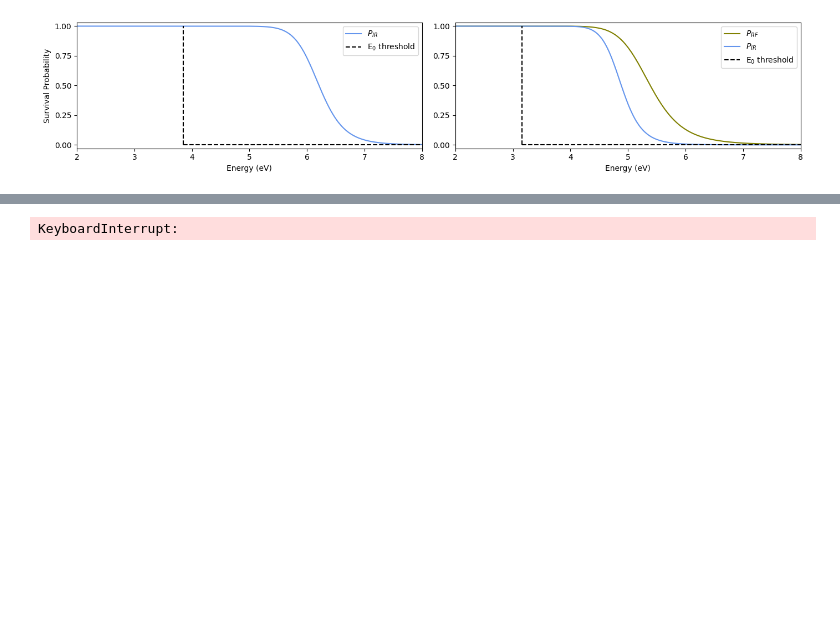
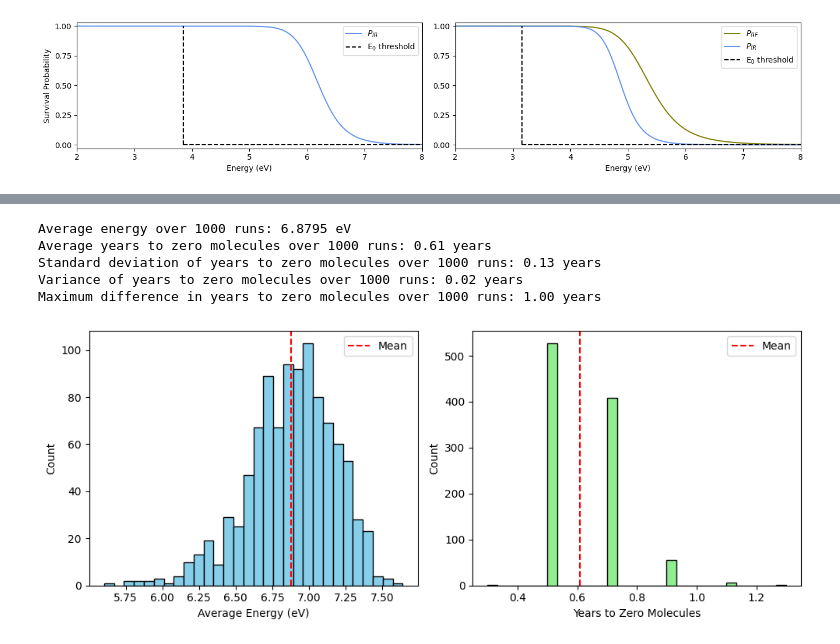
Before and after one commit to mustafa9812/Project-Cynap, a Jupyter notebook: scripts/calculations.ipynb, the cells around one changed output, grey strips where cells are left out. Cells and saved outputs as stored; diff of their text form; code cells hidden in the pictures; blank space fills up the shorter version.

```diff
--- a/scripts/calculations.ipynb
+++ b/scripts/calculations.ipynb
@@ -1111,12 +1122,12 @@ Total number of RF events: 2094269
 # %%
-# MULTIPLE MONTE CARLO SIMULATION FOR CATION 1-CYANONAPHTHALENE
+# MULTIPLE MONTE CARLO SIMULATION FOR 1-CYANONAPHTHALENE+ (VECTORIZED)
 
 n = 1000  # Number of Monte Carlo runs
 num_molecules = 10000
 E_min = 3.82  # eV, lower limit
 E_max = 13.6   # eV, upper limit
 Nc = 11
-G0 = 4700 # FUV Habing field for the NGC 7023 region
+G0 = 300000 # FUV Habing field for the NGC 7023 region
 t_uv = 1.4e9 / (Nc * G0)
 dt = 3.1536e7 / 10  # e.g. 1/10th of a year per step
 
@@ -1171,8 +1182,12 @@ for run in range(n):
         fuv_mask = (rand >= p_RRKM + p_IR + p_RF) & (rand < p_RRKM + p_IR + p_RF + p_FUV_arr)
 
         molecule_alive[idx[rrkm_mask]] = False
+
         molecule_energies[idx[ir_mask]] = E_min
+        molecule_excited[idx[ir_mask]] = False  # Reset excited state for IR events
+
         molecule_energies[idx[rf_mask]] = E_min
+        molecule_excited[idx[rf_mask]] = False # Reset excited state for RF events
 
         E_FUV_GAIN = np.random.uniform(0.5, 13.6, size=np.sum(fuv_mask))
         molecule_energies[idx[fuv_mask]] = np.minimum(E[fuv_mask] + E_FUV_GAIN, E_max)
@@ -1207,34 +1222,39 @@ results_dict = {
     "num_molecules": num_molecules,
     "G0": G0,
     "overall_avg_years_to_zero": overall_avg_years_to_zero,
     "overall_std_years_to_zero": overall_std_years_to_zero,
     "overall_avg_energy": overall_avg_energy
     }
 
-tsv_path = r"C:\Users\Mustafa\Documents\GitHub\Project-Cynap\runs\cyanonaphthalene+_results.tsv"
+tsv_path = r"C:\Users\Mustafa\Documents\GitHub\Project-Cynap\runs\new_cyanonaphthalene+_results.tsv"
 write_header = not os.path.exists(tsv_path)
 results_df = pd.DataFrame([results_dict])
 results_df.to_csv(tsv_path, mode='a', header=write_header, index=False, sep='\t')
+os.makedirs(r"C:\Users\Mustafa\Documents\GitHub\Project-Cynap\plots", exist_ok=True)
 
 # HISTOGRAM PLOTS AVG ENERGY AND YEARS TO ZERO
 plt.figure(figsize=(10, 4))
 plt.subplot(1, 2, 1)
 plt.hist(all_avg_energies, bins=30, color='skyblue', edgecolor='black')
 plt.axvline(overall_avg_energy, color='red', linestyle='--', label='Mean')
 plt.xlabel('Average Energy (eV)')
 plt.ylabel('Count')
-plt.title('Distribution of Average Energies')
 plt.legend()
 
 plt.subplot(1, 2, 2)
 plt.hist(all_years_to_zero, bins=30, color='lightgreen', edgecolor='black')
 plt.axvline(overall_avg_years_to_zero, color='red', linestyle='--', label='Mean')
 plt.xlabel('Years to Zero Molecules')
 plt.ylabel('Count')
-plt.title('Distribution of Years to Zero')
 plt.legend()
+plt.savefig(fr"C:\Users\Mustafa\Documents\GitHub\Project-Cynap\plots\{G0}_years_to_zero_cnp+.png")
 
 plt.tight_layout()
 plt.show()
 # %% [output]
-KeyboardInterrupt:
+Average energy over 1000 runs: 6.8795 eV
+Average years to zero molecules over 1000 runs: 0.61 years
+Standard deviation of years to zero molecules over 1000 runs: 0.13 years
+Variance of years to zero molecules over 1000 runs: 0.02 years
+Maximum difference in years to zero molecules over 1000 runs: 1.00 years
+[figure, added]
```
Also changed, not shown: parts of 8 cells of this notebook, 16 other files.
